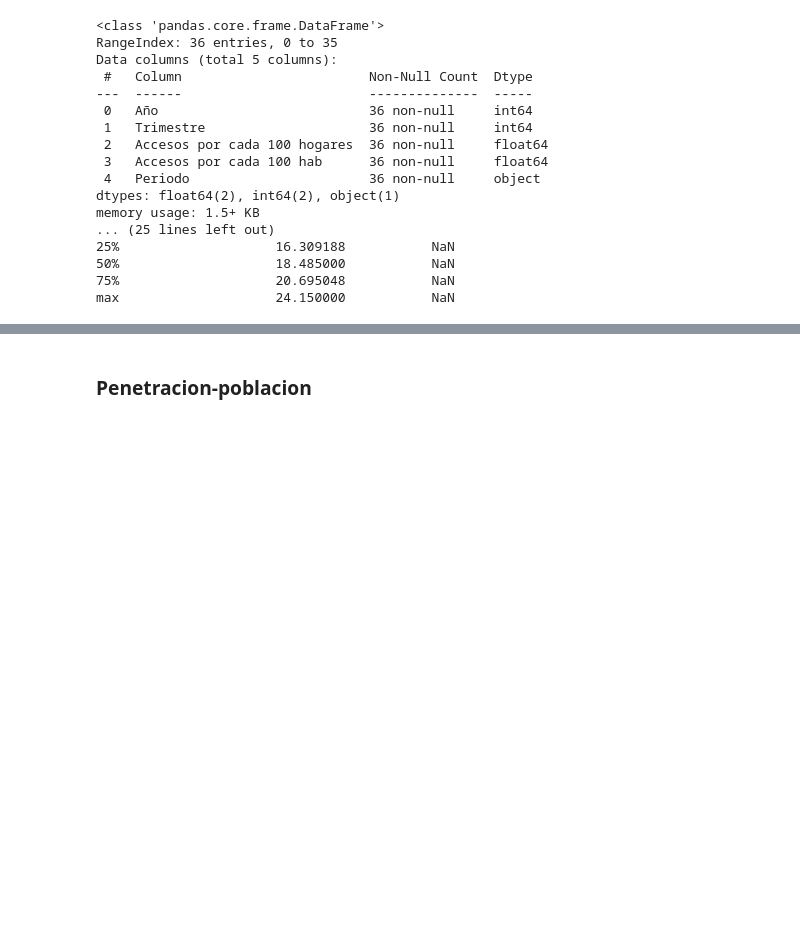
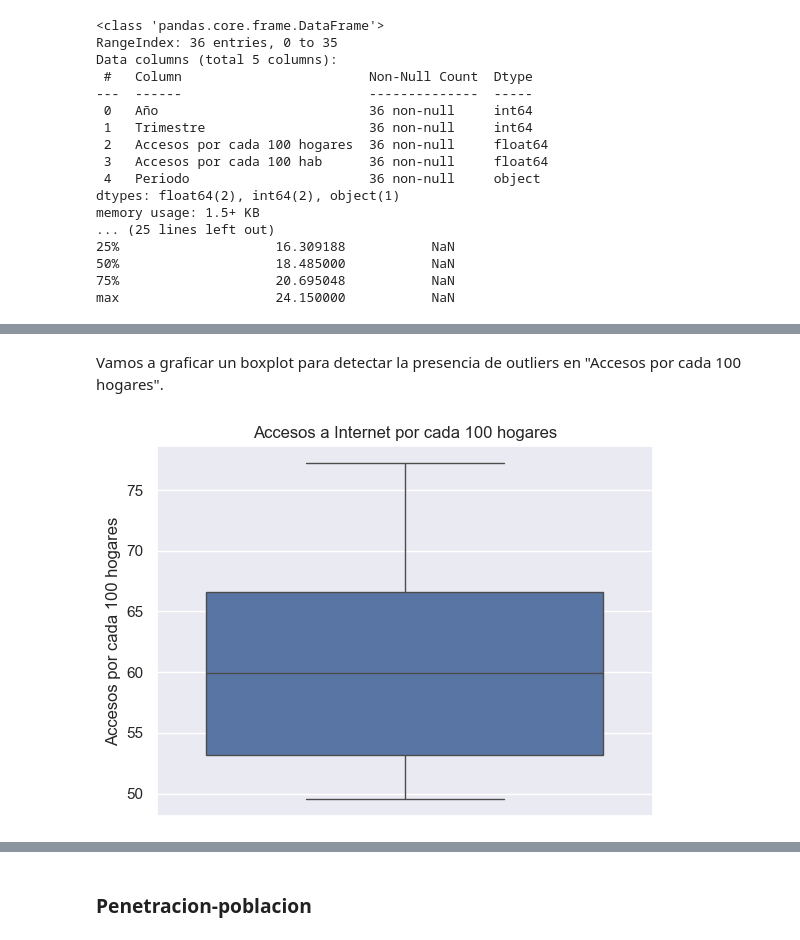
Before and after one commit to dsdrajlin/PI-DA-Telecomunicaciones, a Jupyter notebook: EDA.ipynb, the cells around one changed output, grey strips where cells are left out. Cells and saved outputs as stored; diff of their text form; code cells hidden in the pictures; blank space fills up the shorter version.

```diff
--- a/EDA.ipynb
+++ b/EDA.ipynb
@@ -241,0 +250,11 @@ max                    24.150000           NaN
+# %%
+# Eliminar la columna "Periodo".
+penetracion_totales.drop("Periodo", axis=1, inplace=True)
+
+# Concatenar las columnas "Año" y "Trimestre" en una nueva columna "Año-Trimestre".
+penetracion_totales['Año-Trimestre'] = (
+    penetracion_totales['Año'].astype(str)
+    + '-' + penetracion_totales['Trimestre'].astype(str))
+
+# Visualizar el DataFrame con las modificaciones realizadas.
+penetracion_totales.head()
@@ -241,0 +268,8 @@ max                    24.150000           NaN
+# %% [markdown]
+Vamos a graficar un boxplot para detectar la presencia de outliers en "Accesos por cada 100 hogares".
+# %%
+# Crear el boxplot.
+sns.boxplot(data=penetracion_totales, y="Accesos por cada 100 hogares")
+plt.title("Accesos a Internet por cada 100 hogares");
+# %% [output]
+[figure, added]
```
Also changed, not shown: parts of 85 cells of this notebook, 3 other files.
